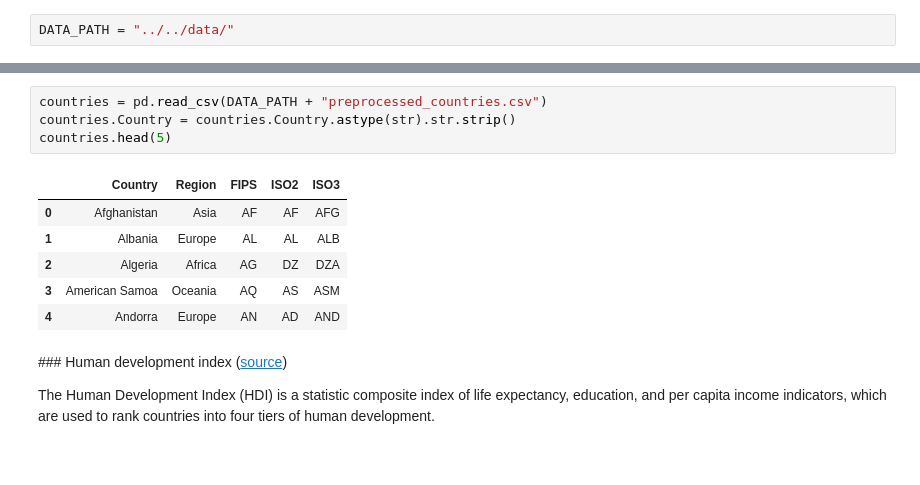
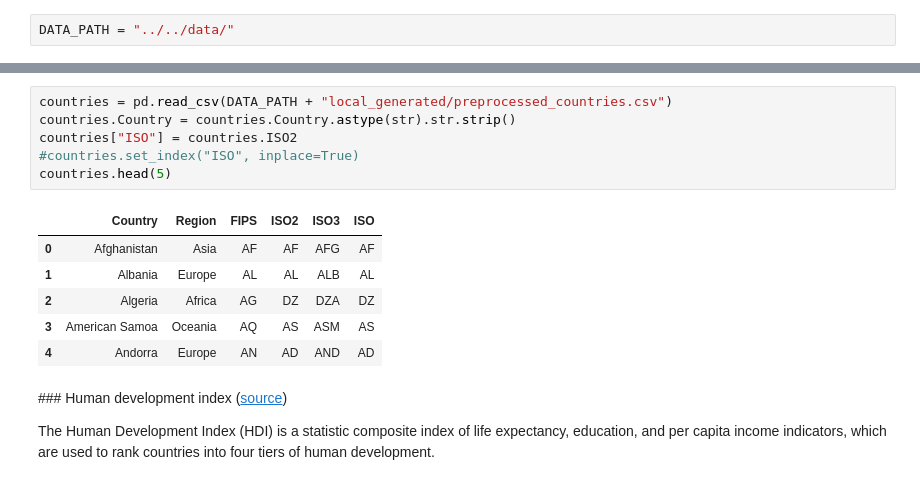
Before and after one commit to damlobster/ada2018, a Jupyter notebook: src/local/correlations/mentions_ratios_correlations.ipynb, the cells around one changed output, grey strips where cells are left out. Cells and saved outputs as stored; diff of their text form.

```diff
--- a/src/local/correlations/mentions_ratios_correlations.ipynb
+++ b/src/local/correlations/mentions_ratios_correlations.ipynb
@@ -19,14 +26,16 @@ The preprocessed countries contains the mapping between the different code stand
 # %%
-countries = pd.read_csv(DATA_PATH + "preprocessed_countries.csv")
+countries = pd.read_csv(DATA_PATH + "local_generated/preprocessed_countries.csv")
 countries.Country = countries.Country.astype(str).str.strip()
+countries["ISO"] = countries.ISO2
+#countries.set_index("ISO", inplace=True)
 countries.head(5)
 # %% [output]
-|  | Country | Region | FIPS | ISO2 | ISO3 |
-| 0 | Afghanistan | Asia | AF | AF | AFG |
-| 1 | Albania | Europe | AL | AL | ALB |
-| 2 | Algeria | Africa | AG | DZ | DZA |
-| 3 | American Samoa | Oceania | AQ | AS | ASM |
-| 4 | Andorra | Europe | AN | AD | AND |
+|  | Country | Region | FIPS | ISO2 | ISO3 | ISO |
+| 0 | Afghanistan | Asia | AF | AF | AFG | AF |
+| 1 | Albania | Europe | AL | AL | ALB | AL |
+| 2 | Algeria | Africa | AG | DZ | DZA | DZ |
+| 3 | American Samoa | Oceania | AQ | AS | ASM | AS |
+| 4 | Andorra | Europe | AN | AD | AND | AD |
 # %% [markdown]
 ### Human development index ([source](http://hdr.undp.org/en/content/human-development-index-hdi))
 
```
Also changed, not shown: parts of 28 cells of this notebook.
